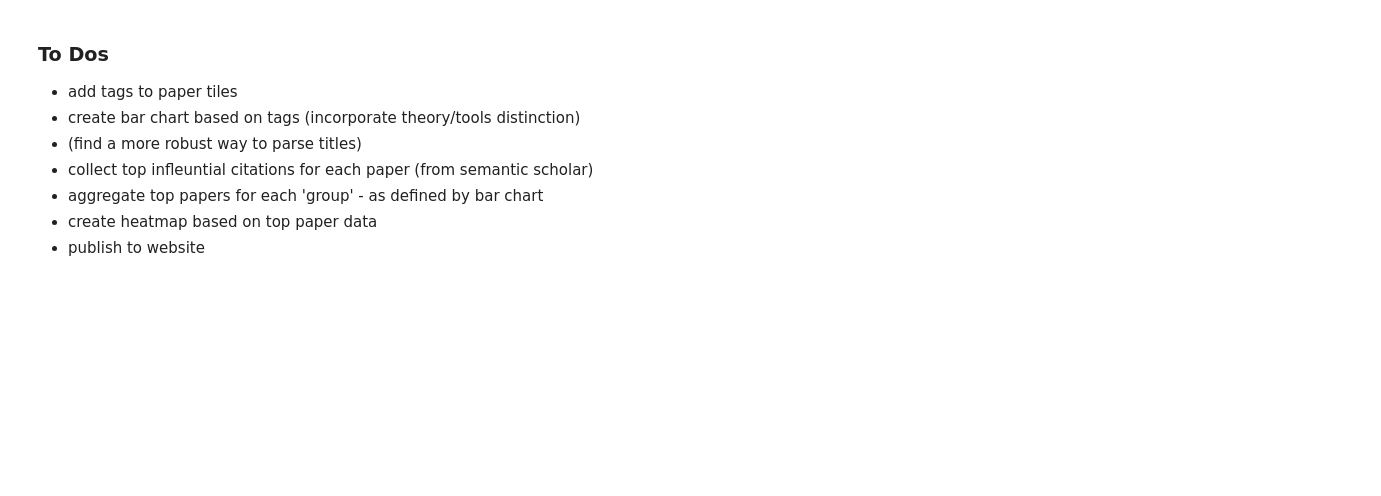
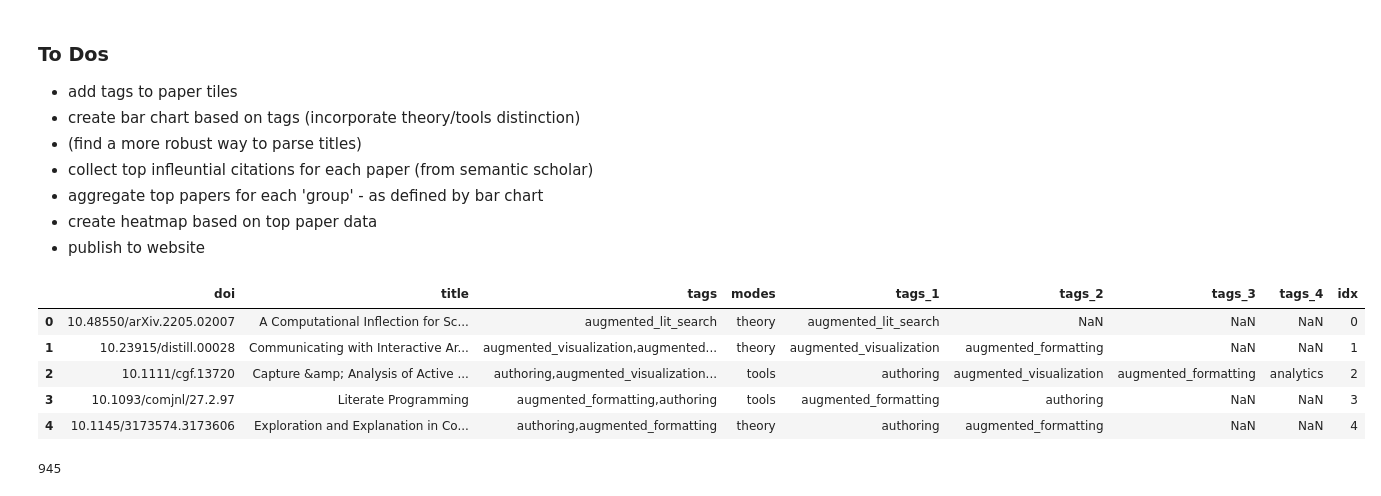
Before and after one commit to lelabbady/Influential_References, a Jupyter notebook: Reference_barchart_EL.ipynb, the cells around one changed output. Saved outputs shown, nothing was run; the diff lists cells and outputs as text; code cells hidden in the pictures; blank space fills up the shorter version.

```diff
--- a/Reference_barchart_EL.ipynb
+++ b/Reference_barchart_EL.ipynb
@@ -56,3 +55,28 @@ modes = ['theory','tools']
 # %%
+# read in the json file
 f = open('tag_label_v2.json')
 paper_tags = json.load(f)
+
+df = pd.DataFrame.from_dict(paper_tags)
+df['tags'] = df['tags'].str.join(',')
+df['modes'] = df['modes'].str.join('[]')
+
+df.head()
+# %%
+# split the tags column into multiple columns with single tags in them
+df[['tags_1', 'tags_2', 'tags_3', 'tags_4']] = df['tags'].apply(lambda x : pd.Series(x.split(',')))
+df["idx"] = df.index
+df.head()
+# %% [output]
+|  | doi | title | tags | modes | tags_1 | tags_2 | tags_3 | tags_4 | idx |
+| 0 | 10.48550/arXiv.2205.02007 | A Computational Inflection for Sc... | augmented_lit_search | theory | augmented_lit_search | NaN | NaN | NaN | 0 |
+| 1 | 10.23915/distill.00028 | Communicating with Interactive Ar... | augmented_visualization,augmented... | theory | augmented_visualization | augmented_formatting | NaN | NaN | 1 |
+| 2 | 10.1111/cgf.13720 | Capture &amp; Analysis of Active ... | authoring,augmented_visualization... | tools | authoring | augmented_visualization | augmented_formatting | analytics | 2 |
+| 3 | 10.1093/comjnl/27.2.97 | Literate Programming | augmented_formatting,authoring | tools | augmented_formatting | authoring | NaN | NaN | 3 |
+| 4 | 10.1145/3173574.3173606 | Exploration and Explanation in Co... | authoring,augmented_formatting | theory | authoring | augmented_formatting | NaN | NaN | 4 |
+# %%
+# format long
+df_long = pd.melt(df, id_vars='title' , value_vars=['modes','tags_1', 'tags_2', 'tags_3', 'tags_4'])
+df_long.size
+# %% [output]
+945
```
Also changed, not shown: parts of 11 cells of this notebook.
